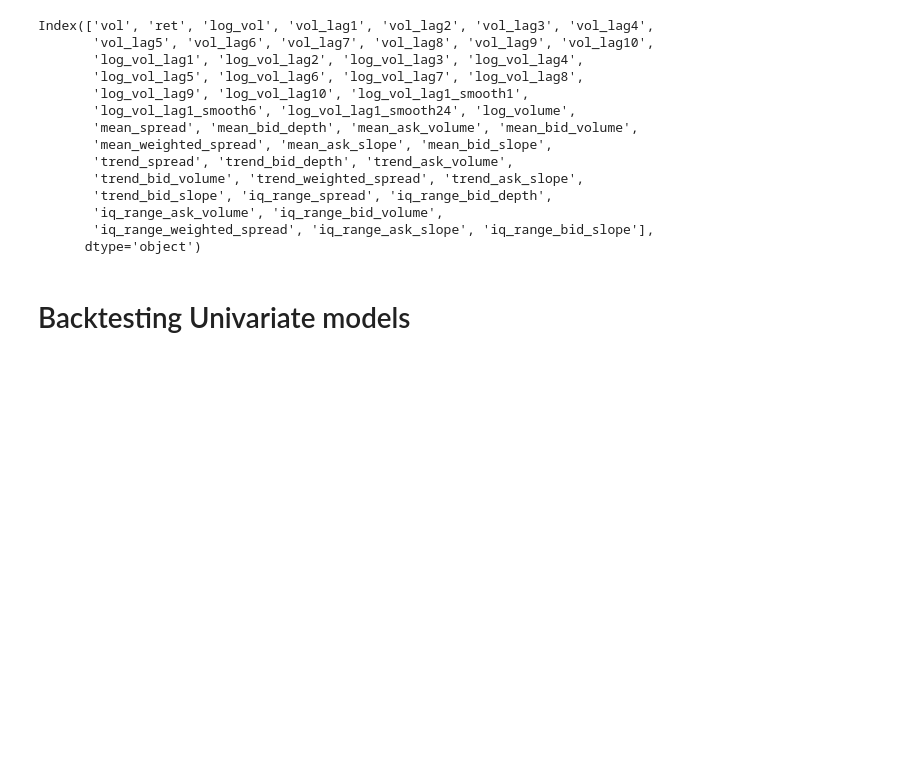
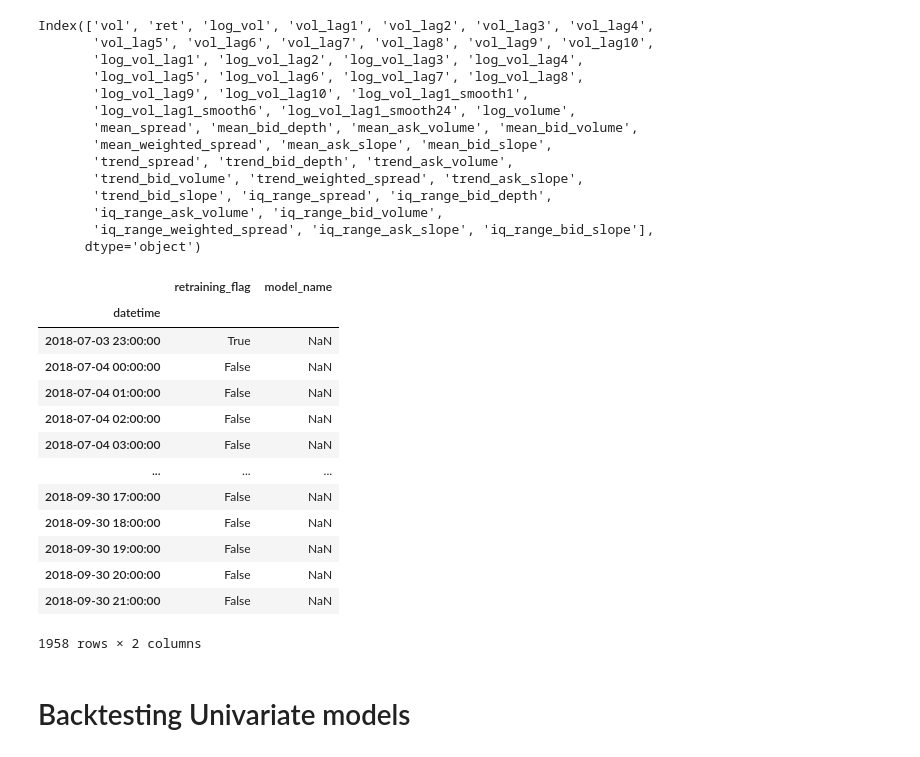
Before and after one commit to v-buchkov/mlfcs, a Jupyter notebook: experiments/miro/3.3-mz-test-bnchmrks-expanding.ipynb, the cells around one changed output. Cells and saved outputs as stored; diff of their text form; code cells hidden in the pictures; blank space fills up the shorter version.

```diff
--- a/experiments/miro/3.3-mz-test-bnchmrks-expanding.ipynb
+++ b/experiments/miro/3.3-mz-test-bnchmrks-expanding.ipynb
@@ -171,6 +171,23 @@ Index(['vol', 'ret', 'log_vol', 'vol_lag1', 'vol_lag2', 'vol_lag3', 'vol_lag4',
 # %%
 output_template = pd.read_csv(data_path / "btc" / "output_template.csv", index_col=0)
 output_template.index = pd.to_datetime(output_template.index)
+# %%
+output_template
+# %% [output]
+|  | retraining_flag | model_name |
+| datetime |  |  |
+| 2018-07-03 23:00:00 | True | NaN |
+| 2018-07-04 00:00:00 | False | NaN |
+| 2018-07-04 01:00:00 | False | NaN |
+| 2018-07-04 02:00:00 | False | NaN |
+| 2018-07-04 03:00:00 | False | NaN |
+| ... | ... | ... |
+| 2018-09-30 17:00:00 | False | NaN |
+| 2018-09-30 18:00:00 | False | NaN |
+| 2018-09-30 19:00:00 | False | NaN |
+| 2018-09-30 20:00:00 | False | NaN |
+| 2018-09-30 21:00:00 | False | NaN |
+1958 rows × 2 columns
 # %%
 IS_EXPANDING = True
 suffix = "expanding" if IS_EXPANDING else "rolling"
```
Also changed, not shown: parts of 9 cells of this notebook, 2 other files.
